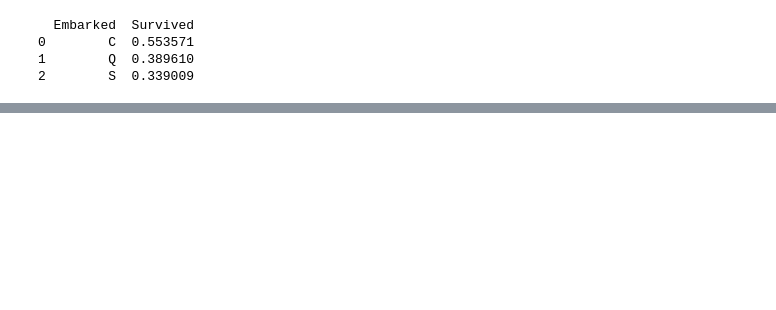
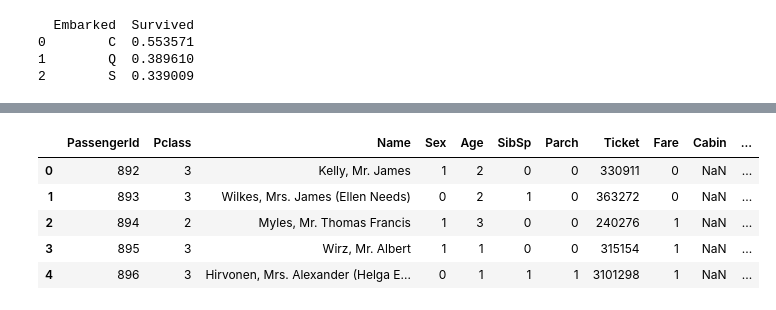
Before and after one commit to vijaypatha/mlcourse, a Jupyter notebook: Titanic Pre-Modeling .ipynb, the cells around one changed output, grey strips where cells are left out. Saved outputs shown, nothing was run; the diff lists cells and outputs as text; code cells hidden in the pictures; blank space fills up the shorter version.

```diff
--- a/Titanic Pre-Modeling .ipynb
+++ b/Titanic Pre-Modeling .ipynb
@@ -313,0 +480,9 @@ print (train[['Embarked', 'Survived']].groupby(['Embarked'], as_index=False).mea
+# %%
+test.head()
+# %% [output]
+|  | PassengerId | Pclass | Name | Sex | Age | SibSp | Parch | Ticket | Fare | Cabin | ... |
+| 0 | 892 | 3 | Kelly, Mr. James | 1 | 2 | 0 | 0 | 330911 | 0 | NaN | ... |
+| 1 | 893 | 3 | Wilkes, Mrs. James (Ellen Needs) | 0 | 2 | 1 | 0 | 363272 | 0 | NaN | ... |
+| 2 | 894 | 2 | Myles, Mr. Thomas Francis | 1 | 3 | 0 | 0 | 240276 | 1 | NaN | ... |
+| 3 | 895 | 3 | Wirz, Mr. Albert | 1 | 1 | 0 | 0 | 315154 | 1 | NaN | ... |
+| 4 | 896 | 3 | Hirvonen, Mrs. Alexander (Helga E... | 0 | 1 | 1 | 1 | 3101298 | 1 | NaN | ... |
```
Also changed, not shown: parts of 30 cells of this notebook.
